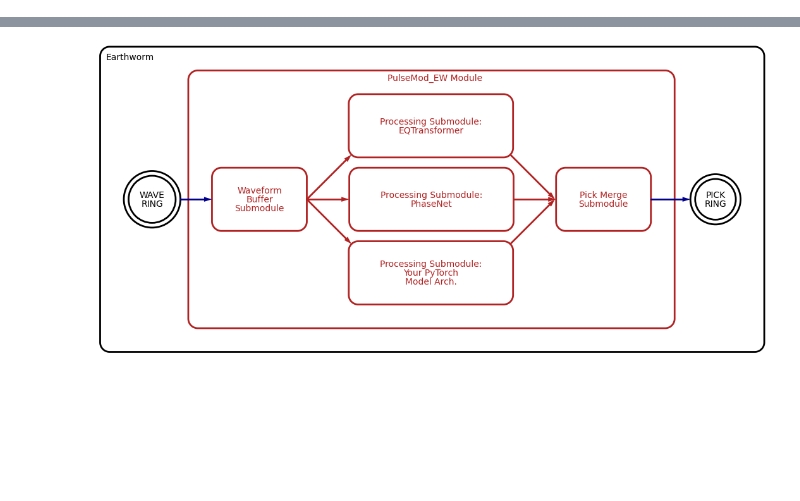
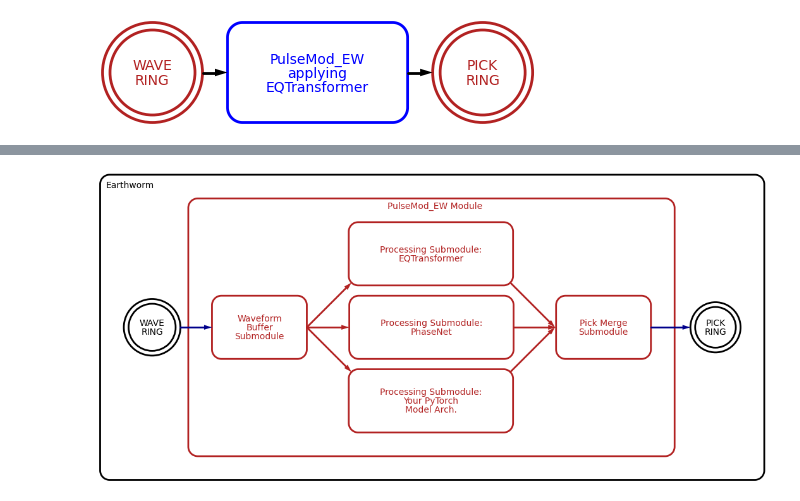
Before and after one commit to pnsn/Ayahos, a Jupyter notebook: diagrams/schemdraw_process_flow_diagrams.ipynb, the cells around one changed output, grey strips where cells are left out. Drawn from its saved outputs; the diff is of its cells as text; code cells hidden in the pictures; blank space fills up the shorter version.

Commit message:
Split of ANSS presentation PFDs

```diff
--- a/diagrams/schemdraw_process_flow_diagrams.ipynb
+++ b/diagrams/schemdraw_process_flow_diagrams.ipynb
@@ -1,3 +1,22 @@
 # %%
 from schemdraw import flow, Drawing
 import numpy as np
+# %%
+with Drawing() as A:
+    A.config(fontsize=10, unit=0.5, fill='white')
+
+    wr = flow.StateEnd(r=1).label('WAVE\nRING').color('firebrick').fill('white')
+    # wr.fill('lightgreen')
+    flow.Arrow().right()
+    # flow.Arrow().theta(-30).length(A.unit*3).at(wr.SE)
+    pm = flow.RoundProcess().label('PulseMod_EW\napplying\nEQTransformer').color('blue')
+    pm.fill('white')
+    flow.Arrow().right()
+    # flow.Arrow().theta(210).length(A.unit*3).at(pm.SW)
+    pr = flow.StateEnd(r=1).label('PICK\nRING')
+    pr.color('firebrick')
+    pr.fill('white')
+
+    A.save('./ANSS_presentation_MOD_PULSE_overview.png',dpi=120)
+# %% [output]
+[figure, added]
```
Also changed, not shown: parts of 4 cells of this notebook, 1 other file.
